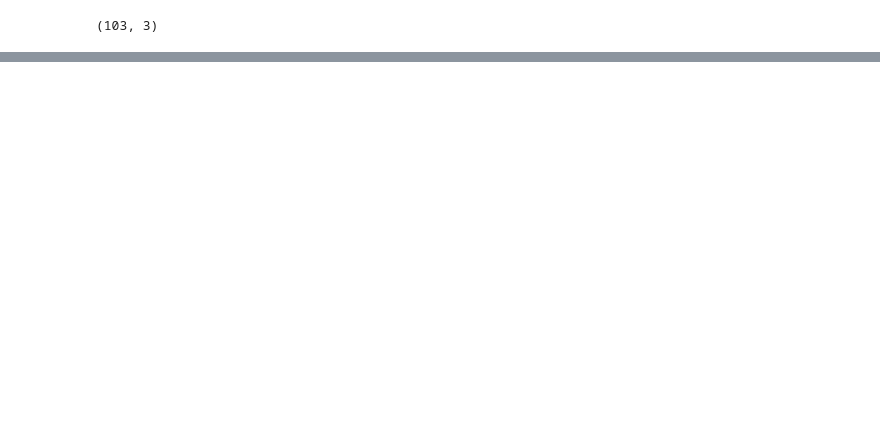
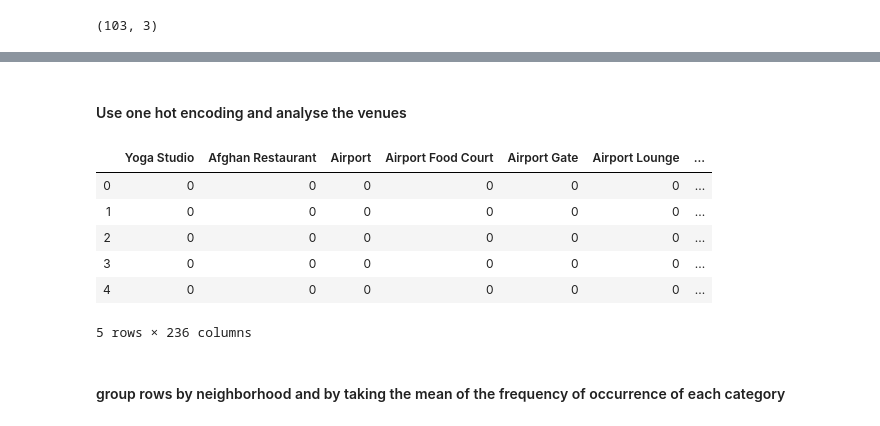
Before and after one commit to avanti480/Coursera_Capstone, a Jupyter notebook: Coursera_capstone_week3.ipynb, the cells around one changed output, grey strips where cells are left out. Saved outputs shown, nothing was run; the diff lists cells and outputs as text; code cells hidden in the pictures; blank space fills up the shorter version.

```diff
--- a/Coursera_capstone_week3.ipynb
+++ b/Coursera_capstone_week3.ipynb
@@ -77,0 +178,3 @@ df_t.shape
+# %%
+toronto_data = df_new[df_new['Borough'].str.contains("Toronto")].reset_index(drop=True)
+toronto_data.head()
@@ -77,0 +393,24 @@ df_t.shape
+# %% [markdown]
+#### Use one hot encoding and analyse the venues
+# %%
+# one hot encoding
+toronto_onehot = pd.get_dummies(toronto_venues[['Venue Category']], prefix="", prefix_sep="")
+
+# add neighborhood column back to dataframe
+toronto_onehot['Neighborhood'] = toronto_venues['Neighborhood']
+
+# move neighborhood column to the first column
+fixed_columns = [toronto_onehot.columns[-1]] + list(toronto_onehot.columns[:-1])
+toronto_onehot = toronto_onehot[fixed_columns]
+
+toronto_onehot.head()
+# %% [output]
+|  | Yoga Studio | Afghan Restaurant | Airport | Airport Food Court | Airport Gate | Airport Lounge | ... |
+| 0 | 0 | 0 | 0 | 0 | 0 | 0 | ... |
+| 1 | 0 | 0 | 0 | 0 | 0 | 0 | ... |
+| 2 | 0 | 0 | 0 | 0 | 0 | 0 | ... |
+| 3 | 0 | 0 | 0 | 0 | 0 | 0 | ... |
+| 4 | 0 | 0 | 0 | 0 | 0 | 0 | ... |
+5 rows × 236 columns
+# %% [markdown]
+#### group rows by neighborhood and by taking the mean of the frequency of occurrence of each category
```
Also changed, not shown: parts of 56 cells of this notebook.
